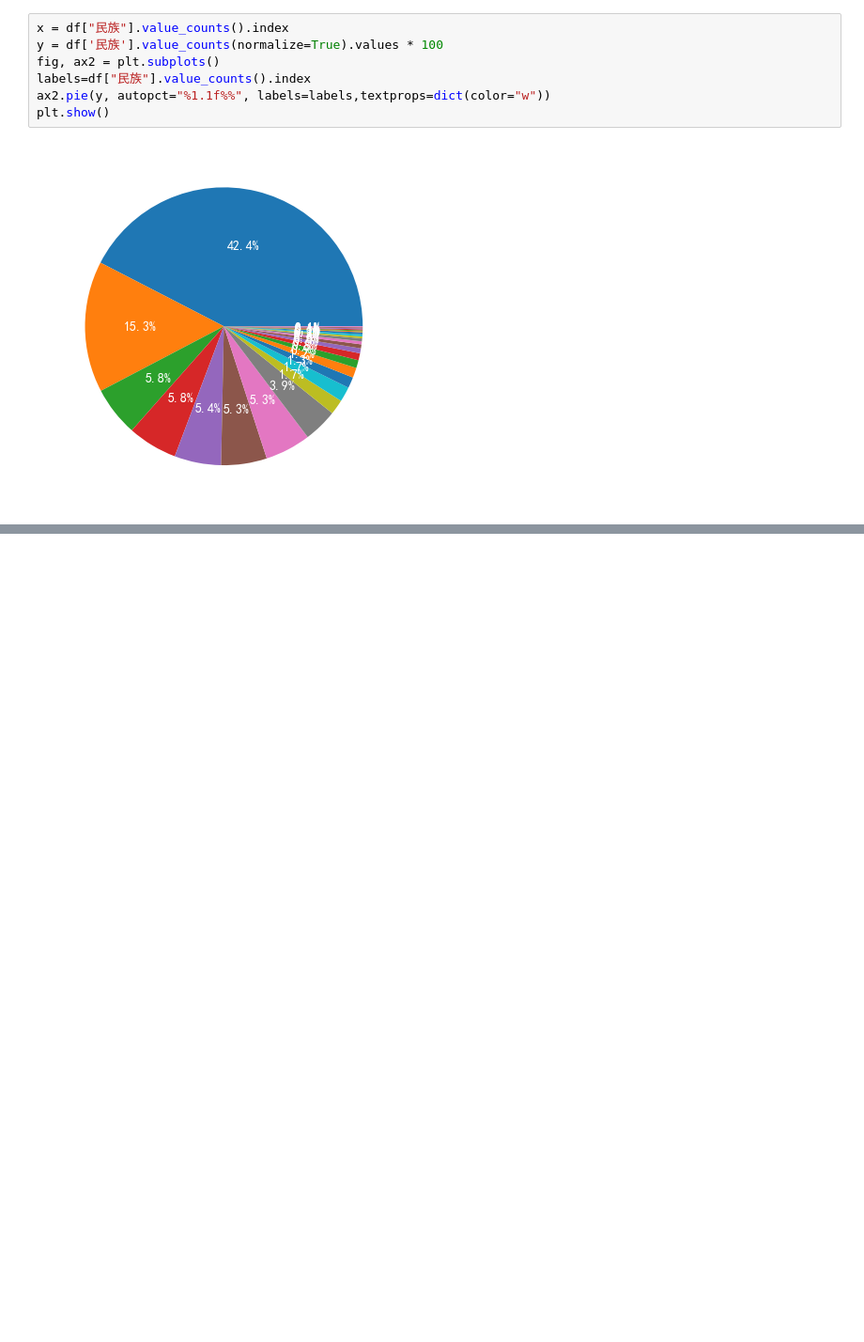
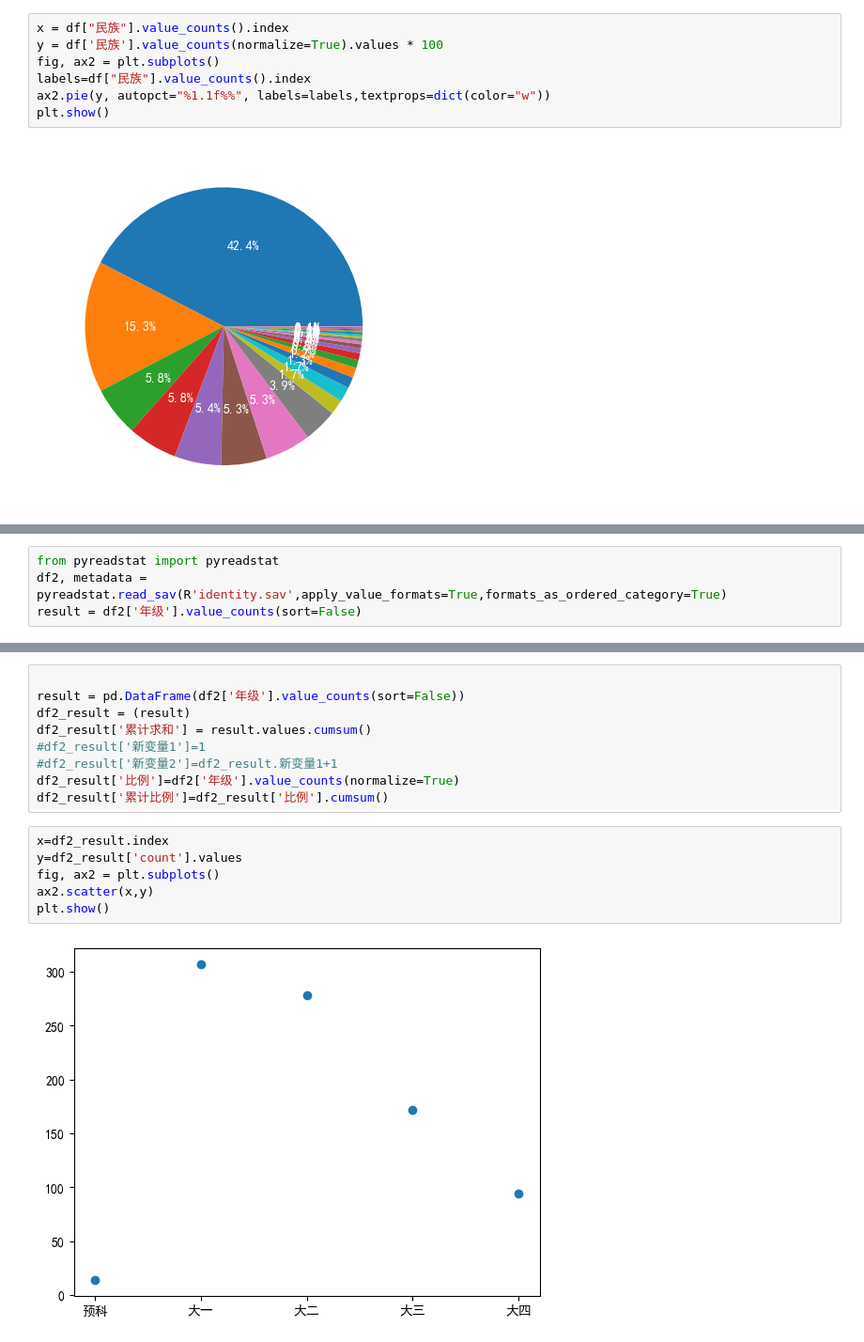
Before and after one commit to zyj031214/zqlwx, a Jupyter notebook: description.ipynb, the cells around one changed output, grey strips where cells are left out. Shown: that part at 94% size. Saved outputs shown, nothing was run; the diff lists cells and outputs as text; blank space fills up the shorter version.

```diff
--- a/description.ipynb
+++ b/description.ipynb
@@ -48,0 +50,4 @@ plt.show()
+# %%
+from pyreadstat import pyreadstat
+df2, metadata = pyreadstat.read_sav(R'identity.sav',apply_value_formats=True,formats_as_ordered_category=True)
+result = df2['年级'].value_counts(sort=False)
@@ -48,0 +64,17 @@ plt.show()
+# %%
+
+result = pd.DataFrame(df2['年级'].value_counts(sort=False))
+df2_result = (result)
+df2_result['累计求和'] = result.values.cumsum()
+#df2_result['新变量1']=1
+#df2_result['新变量2']=df2_result.新变量1+1
+df2_result['比例']=df2['年级'].value_counts(normalize=True)
+df2_result['累计比例']=df2_result['比例'].cumsum()
+# %%
+x=df2_result.index
+y=df2_result['count'].values
+fig, ax2 = plt.subplots()
+ax2.scatter(x,y)
+plt.show()
+# %% [output]
+[figure, added]
```
Also changed, not shown: parts of 3 cells of this notebook, 2 other files.
